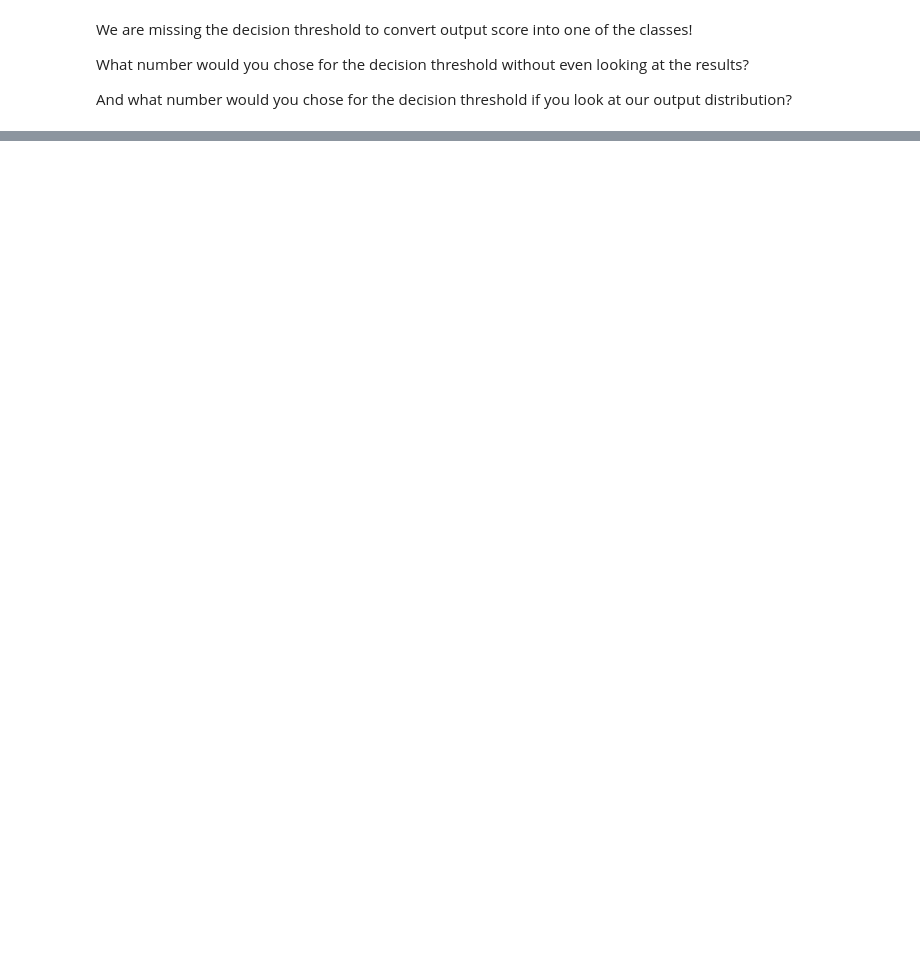
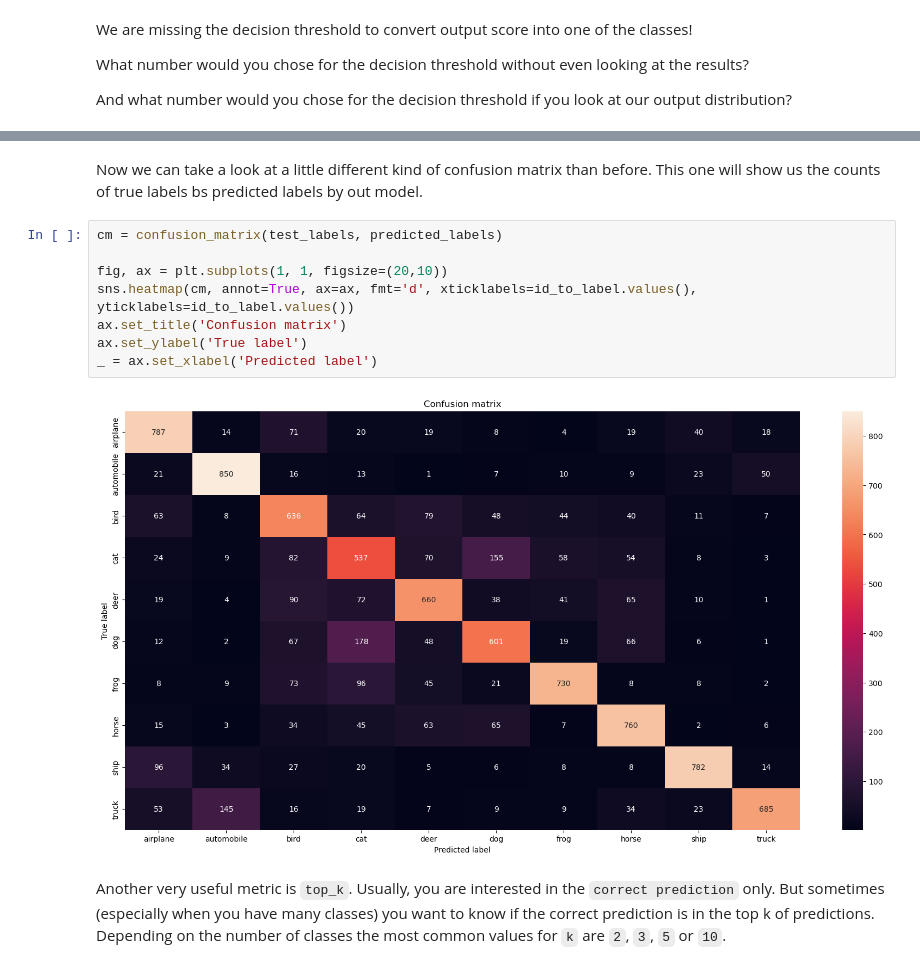
Before and after one commit to strvcom/ds-academy, a Jupyter notebook: lectures/05_lecture/model_evaluation.ipynb, the cells around one changed output, grey strips where cells are left out. Drawn from its saved outputs; the diff is of its cells as text; blank space fills up the shorter version.

```diff
--- a/lectures/05_lecture/model_evaluation.ipynb
+++ b/lectures/05_lecture/model_evaluation.ipynb
@@ -258,0 +428,14 @@ AUC = 0.9969054778
+# %% [markdown]
+Now we can take a look at a little different kind of confusion matrix than before. This one will show us the counts of true labels bs predicted labels by out model.
+# %%
+cm = confusion_matrix(test_labels, predicted_labels)
+
+fig, ax = plt.subplots(1, 1, figsize=(20,10))
+sns.heatmap(cm, annot=True, ax=ax, fmt='d', xticklabels=id_to_label.values(), yticklabels=id_to_label.values())
+ax.set_title('Confusion matrix')
+ax.set_ylabel('True label')
+_ = ax.set_xlabel('Predicted label')
+# %% [output]
+[figure, added]
+# %% [markdown]
+Another very useful metric is `top_k`. Usually, you are interested in the `correct prediction` only. But sometimes (especially when you have many classes) you want to know if the correct prediction is in the top k of predictions. Depending on the number of classes the most common values for `k` are `2`, `3`, `5` or `10`.
```
Also changed, not shown: parts of 46 cells of this notebook.
